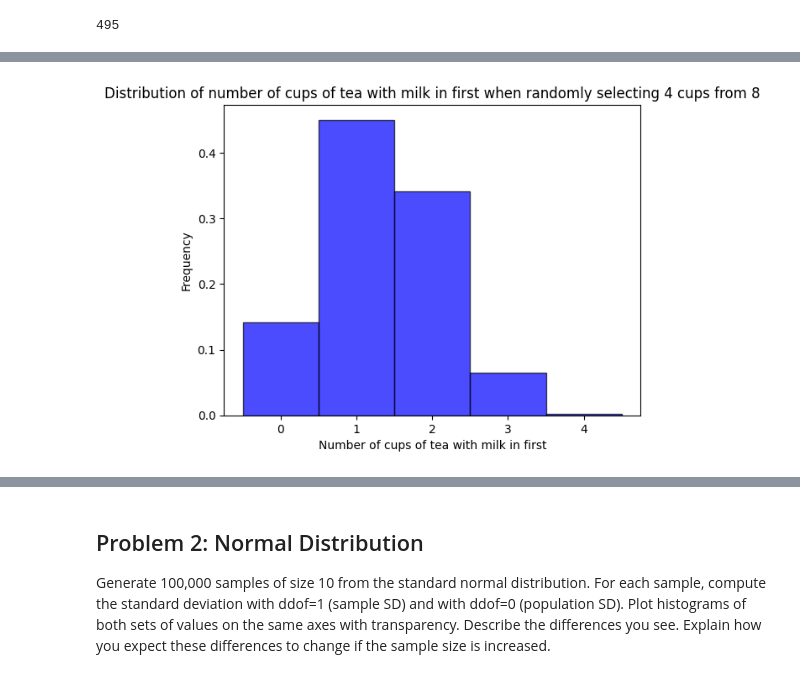
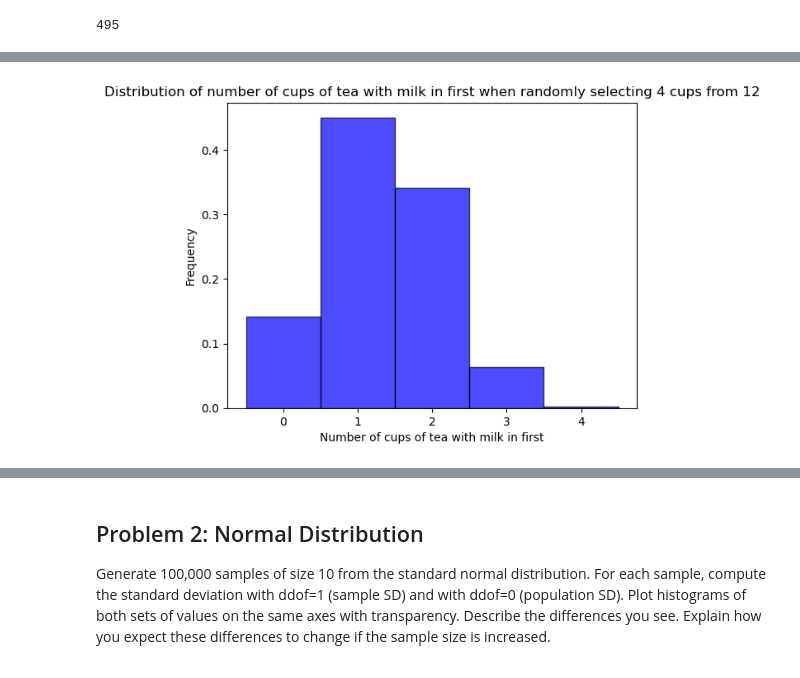
Before and after one commit to Jennyicano/applied-statistics, a Jupyter notebook: problems.ipynb, the cells around one changed output, grey strips where cells are left out. Saved outputs shown, nothing was run; the diff lists cells and outputs as text; code cells hidden in the pictures.

```diff
--- a/problems.ipynb
+++ b/problems.ipynb
@@ -209,17 +245,17 @@ plt.show()
 # %%
 # In a histogram, show the distribution of number of cups of tea with milk in first
 # when randomly selecting 4 cups from 12.
 milk_first_counts = []
 n_trials = 100000
 for _ in range(n_trials):
     selected_cups = random.sample(range(no_cups), no_cups_milk_first)
     milk_first_count = sum(1 for cup in selected_cups if cup < no_cups_milk_first)
     milk_first_counts.append(milk_first_count)
 plt.hist(milk_first_counts, bins=np.arange(-0.5, no_cups_milk_first + 1.5, 1), density=True, alpha=0.7, color='blue', edgecolor='black')
 plt.xticks(range(no_cups_milk_first + 1))
 plt.xlabel('Number of cups of tea with milk in first')
 plt.ylabel('Frequency')
-plt.title('Distribution of number of cups of tea with milk in first when randomly selecting 4 cups from 8')
+plt.title('Distribution of number of cups of tea with milk in first when randomly selecting 4 cups from 12')
 plt.show()
 # %% [output]
-[figure, old version]
+[figure, new version]
```
Also changed, not shown: parts of 22 cells of this notebook.
